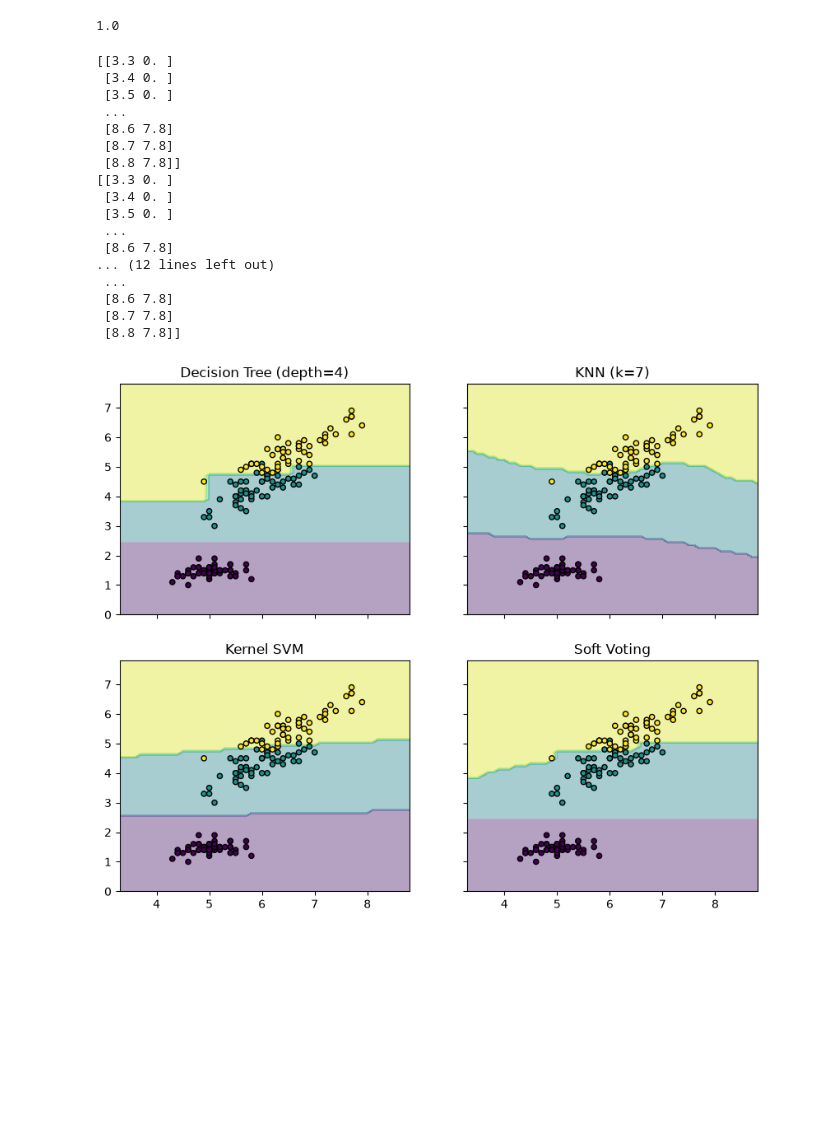
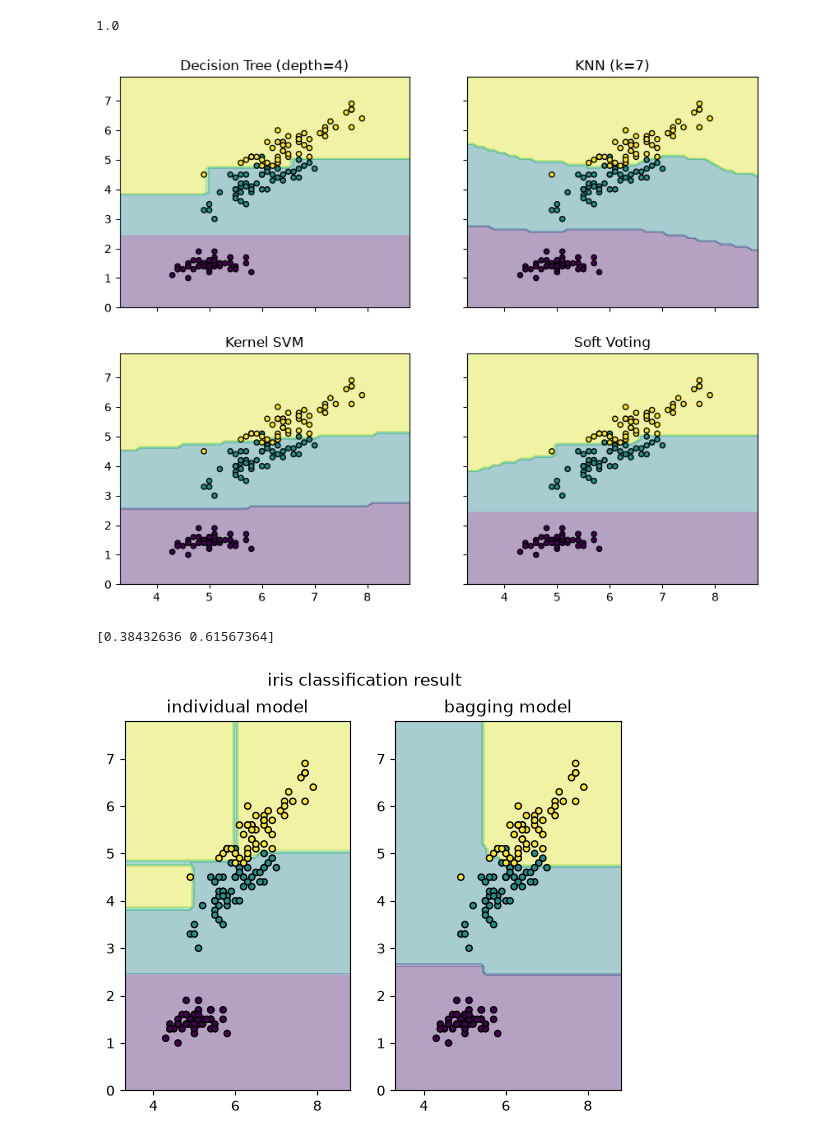
Before and after one commit to rush020114/workspace, a Jupyter notebook: next_ai/chapter05/classification.ipynb, the cells around one changed output. Cells and saved outputs as stored; diff of their text form; code cells hidden in the pictures; blank space fills up the shorter version.

Commit message:
complete classification

```diff
--- a/next_ai/chapter05/classification.ipynb
+++ b/next_ai/chapter05/classification.ipynb
@@ -213,7 +213,7 @@ eclf.fit(X, y) # 내부적으로 세 개의 모델을 다 학습
 
 x_min, x_max = X[:, 0].min() - 1, X[:, 0].max() + 1 # 특성1의 범위
 y_min, y_mzx = X[:, 1].min() - 1, X[:, 1].max() + 1 # 특성2의 범위
-# 조합에 필요한 재료(x표, y표)"를 만들어주는 것까지고, 그 재료를 실제 좌표 쌍으로 조립하는 마지막 작업(ravel + c_)은 우리가 따로 해줘야 함
+# 조합에 필요한 재료(x표, y표)를 만들어주는 것까지고, 그 재료를 실제 좌표 쌍으로 조립하는 마지막 작업(ravel + c_)은 우리가 따로 해줘야 함
 xx, yy = np.meshgrid(np.arange(x_min, x_max, 0.1), np.arange(y_min, y_mzx, 0.1))
 
 # 2 * 2의 그래프 생성
@@ -226,29 +226,59 @@ for idx, clf, tt in zip(
   [clf1, clf2, clf3, eclf],
   ['Decision Tree (depth=4)', 'KNN (k=7)', 'Kernel SVM', 'Soft Voting']
 ):
-  print(np.c_[xx.ravel(), yy.ravel()])
+  # 모든 점의 좌표에 대한 예측 클래스 받아내기
   Z = clf.predict(np.c_[xx.ravel(), yy.ravel()])
+  # xx, yy에 정확히 일치시키기 위한 작업
   Z = Z.reshape(xx.shape)
 
+  # 클래스 영역 색깔별로 나누기(예측의 영역 구별)
   axarr[idx[0], idx[1]].contourf(xx, yy, Z, alpha=0.4)
+  # 붓꽃의 분포와 클래스별 색깔 다르게 하기(실제 정답 영역 구별)
   axarr[idx[0], idx[1]].scatter(X[:, 0], X[:, 1], c=y, s=20, edgecolor='k')
   axarr[idx[0], idx[1]].set_title(tt)
 # %% [output]
-[[3.3 0. ]
- [3.4 0. ]
- [3.5 0. ]
- ...
- [8.6 7.8]
- [8.7 7.8]
- [8.8 7.8]]
-[[3.3 0. ]
- [3.4 0. ]
- [3.5 0. ]
- ...
- [8.6 7.8]
-... (12 lines left out)
- ...
- [8.6 7.8]
- [8.7 7.8]
- [8.8 7.8]]
 [figure]
+# %%
+# 배깅: 같은 분류 모델이지만 서로 다른 결과를 출력하는 다수의 모델을 만들어 결합하는 방법
+# 복원추출(bootstrapping)로 데이터를 랜덤 추출해 학습에 사용하고,
+# 이때 한 번도 뽑히지 않은 데이터(OOB, 약 37%)는 그 모델의 성능을 검증하는 데 활용
+
+# random forest
+import numpy as np
+import matplotlib.pyplot as plt
+import matplotlib as mpl
+
+from sklearn.datasets import load_iris
+from sklearn.tree import DecisionTreeClassifier
+from sklearn.ensemble import RandomForestClassifier
+
+iris = load_iris()
+X = iris.data[:, [0, 2]] # 시각화 위해 두 컬럼만
+y = iris.target
+model1 = DecisionTreeClassifier(max_depth=10, random_state=0).fit(X, y)
+# n_estimators: 심을 나무의 개수
+# 나무 하나를 만들 때마다 복원추출로 그 나무만의 학습 데이터(특징, 정답 쌍)를 새로 뽑고,
+# 그 데이터로 나무를 학습시키는 과정을 100번(n_estimators만큼) 반복(각각의 모델은 독립적)
+# 마지막에 100개 나무의 판단을 조합해 최종 예측을 수행 (배깅)
+model2 = RandomForestClassifier(max_depth=2, n_estimators=100, random_state=0).fit(X, y)
+
+x_min, x_max = X[:, 0].min() - 1, X[:, 0].max() + 1
+y_min, y_max = X[:, 1].min() - 1, X[:, 1].max() + 1
+xx, yy = np.meshgrid(np.arange(x_min, x_max, 0.1), np.arange(y_min, y_max, 0.1))
+plt.subplot(121)
+Z1 = model1.predict(np.c_[xx.ravel(), yy.ravel()]).reshape(xx.shape)
+plt.contourf(xx, yy, Z1, alpha=0.4)
+plt.scatter(X[:, 0], X[:, 1], c=y, s=20, edgecolors='k')
+plt.title('individual model')
+plt.subplot(122)
+Z2 = model2.predict(np.c_[xx.ravel(), yy.ravel()]).reshape(xx.shape)
+plt.contourf(xx, yy, Z2, alpha=0.4)
+plt.scatter(X[:, 0], X[:, 1], c=y, s=20, edgecolors='k')
+plt.suptitle("iris classification result")
+plt.title('bagging model')
+
+importances = model2.feature_importances_
+print(importances)
+# %% [output]
+[0.38432636 0.61567364]
+[figure, added]
```
Also changed, not shown: parts of 1 cell of this notebook.
